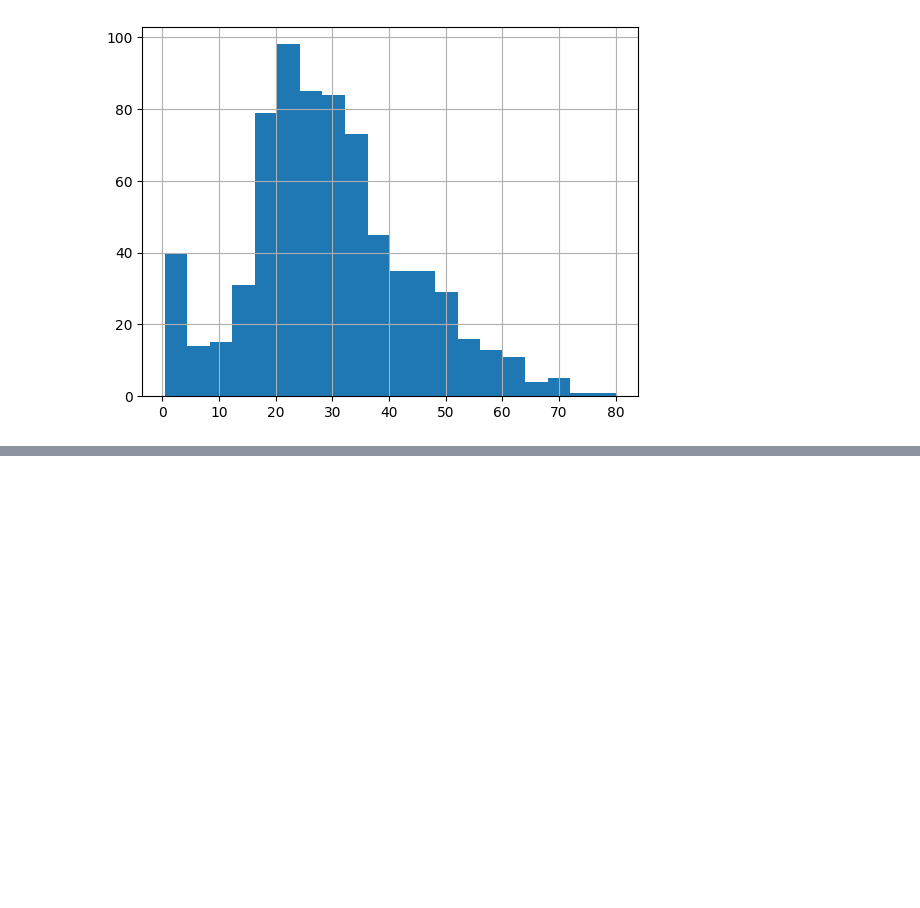
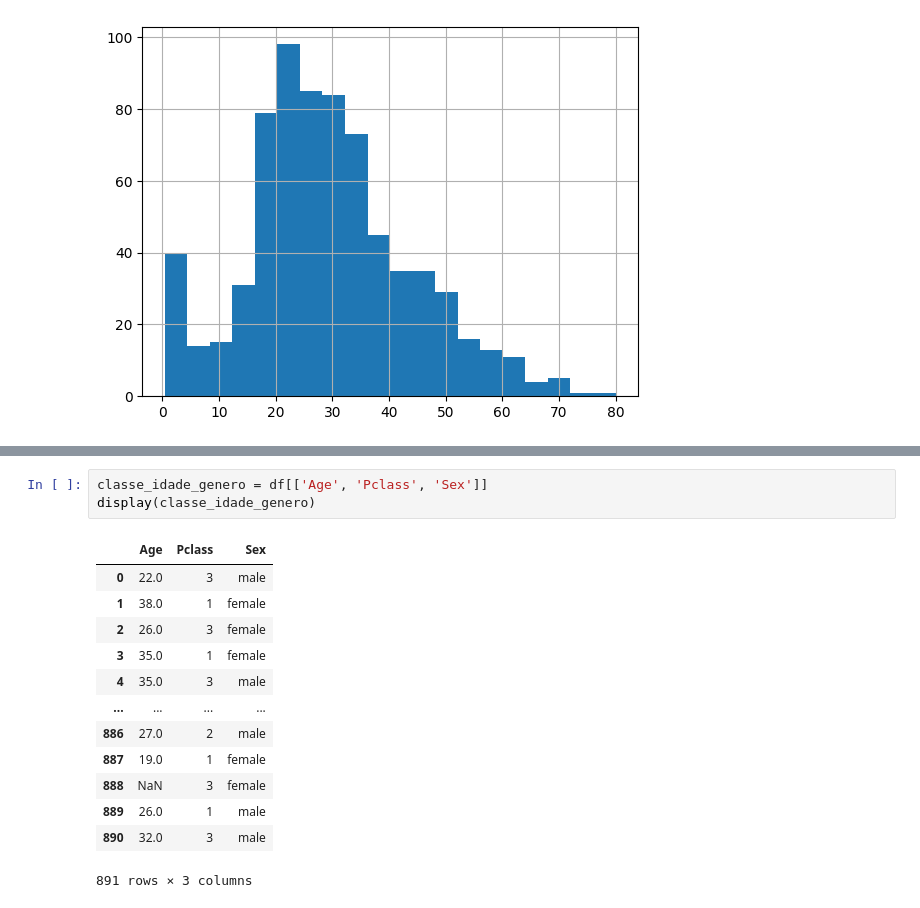
Before and after one commit to jeniferGoncalvesDaSilvaDev/data-analytics-python, a Jupyter notebook: limpeza_de_dados.ipynb, the cells around one changed output, grey strips where cells are left out. Drawn from its saved outputs; the diff is of its cells as text; blank space fills up the shorter version.

```diff
--- a/limpeza_de_dados.ipynb
+++ b/limpeza_de_dados.ipynb
@@ -185,0 +249,17 @@ df.Age.hist(bins=20)
+# %%
+classe_idade_genero = df[['Age', 'Pclass', 'Sex']]
+display(classe_idade_genero)
+# %% [output]
+|  | Age | Pclass | Sex |
+| 0 | 22.0 | 3 | male |
+| 1 | 38.0 | 1 | female |
+| 2 | 26.0 | 3 | female |
+| 3 | 35.0 | 1 | female |
+| 4 | 35.0 | 3 | male |
+| ... | ... | ... | ... |
+| 886 | 27.0 | 2 | male |
+| 887 | 19.0 | 1 | female |
+| 888 | NaN | 3 | female |
+| 889 | 26.0 | 1 | male |
+| 890 | 32.0 | 3 | male |
+891 rows × 3 columns
```
Also changed, not shown: parts of 19 cells of this notebook.
